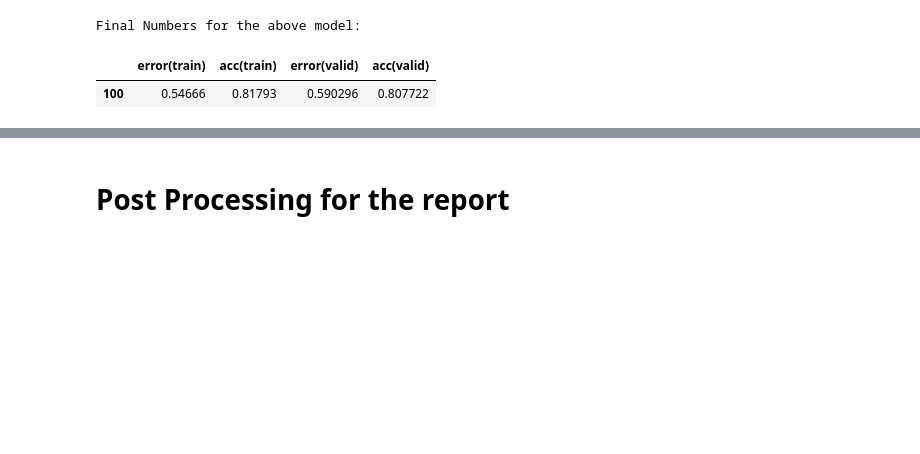
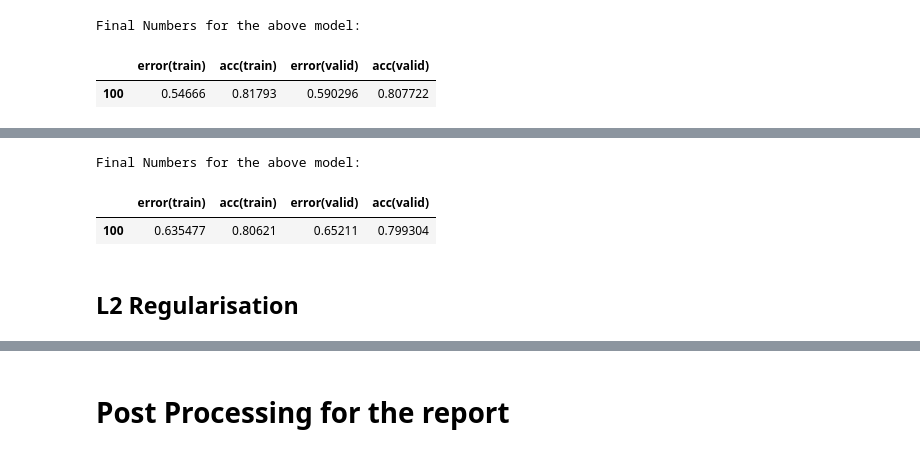
Before and after one commit to FlintyTub49/MLPractical-UoE, a Jupyter notebook: notebooks/Coursework_1.ipynb, the cells around one changed output, grey strips where cells are left out. Drawn from its saved outputs; the diff is of its cells as text; code cells hidden in the pictures; blank space fills up the shorter version.

```diff
--- a/notebooks/Coursework_1.ipynb
+++ b/notebooks/Coursework_1.ipynb
@@ -423,7 +433,7 @@ learning_rate = 0.0001
 num_epochs = 100
 stats_interval = 1
 input_dim, output_dim, hidden_dim = 784, 47, 128
-incl_prob = 0.6
+incl_prob = 0.7
 
 # Create model with TWO hidden layers
 model = MultipleLayerModel([
@@ -481,0 +495,30 @@ Final Numbers for the above model:
+# %%
+# Setup hyperparameters
+learning_rate = 0.0001
+num_epochs = 100
+stats_interval = 1
+input_dim, output_dim, hidden_dim = 784, 47, 128
+coefficient = 0.001
+
+# Create model with TWO hidden layers
+model = MultipleLayerModel([
+    AffineLayer(input_dim, hidden_dim, weights_init, biases_init,
+                weights_penalty=L1Penalty(coefficient), biases_penalty=L1Penalty(coefficient)), # first hidden layer
+    ReluLayer(),
+    AffineLayer(hidden_dim, hidden_dim, weights_init, biases_init,
+                weights_penalty=L1Penalty(coefficient), biases_penalty=L1Penalty(coefficient)), # second hidden layer
+    ReluLayer(),
+    AffineLayer(hidden_dim, hidden_dim, weights_init, biases_init,
+                weights_penalty=L1Penalty(coefficient), biases_penalty=L1Penalty(coefficient)), # third hidden layer
+    ReluLayer(),
+    AffineLayer(hidden_dim, output_dim, weights_init, biases_init,
+                weights_penalty=L1Penalty(coefficient), biases_penalty=L1Penalty(coefficient)) # output layer
+])
+
+error = CrossEntropySoftmaxError()
+# Use a Adam learning rule
+learning_rule = AdamLearningRule(learning_rate=learning_rate)
+
+# Remember to use notebook=False when you write a script to be run in a terminal
+l1_testing = train_model_and_plot_stats(
+    model, error, learning_rule, train_data, valid_data, num_epochs, stats_interval, notebook=True)
@@ -481,0 +551,10 @@ Final Numbers for the above model:
+# %%
+print(f'Final Numbers for the above model:')
+saveModel('l1_0.001', dropout_testing)
+pd.DataFrame(l1_testing[0], columns = [i for i in dropout_testing[1].keys()]).tail(1)
+# %% [output]
+Final Numbers for the above model:
+|  | error(train) | acc(train) | error(valid) | acc(valid) |
+| 100 | 0.635477 | 0.80621 | 0.65211 | 0.799304 |
+# %% [markdown]
+## L2 Regularisation
```
Also changed, not shown: parts of 7 cells of this notebook, 3 other files.
